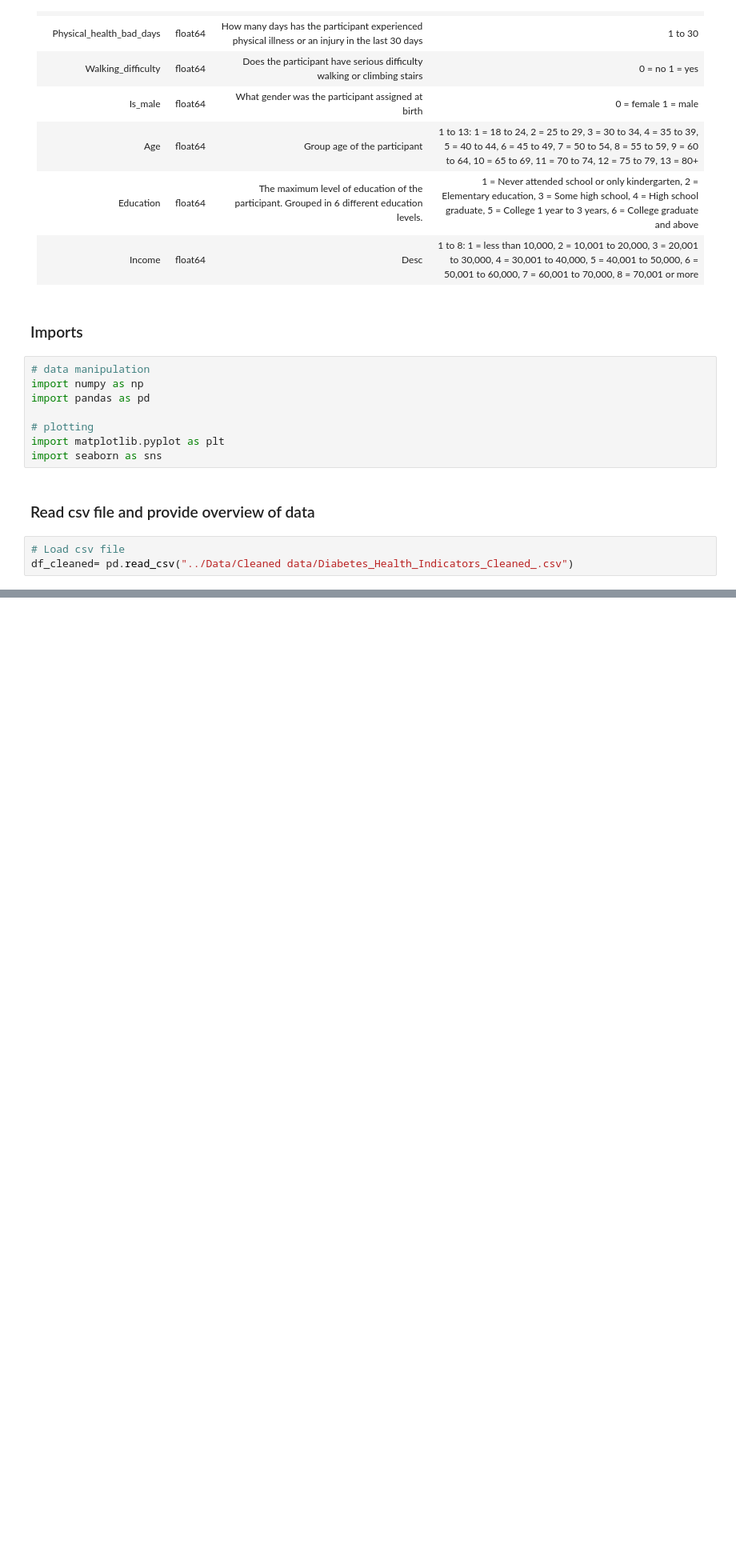
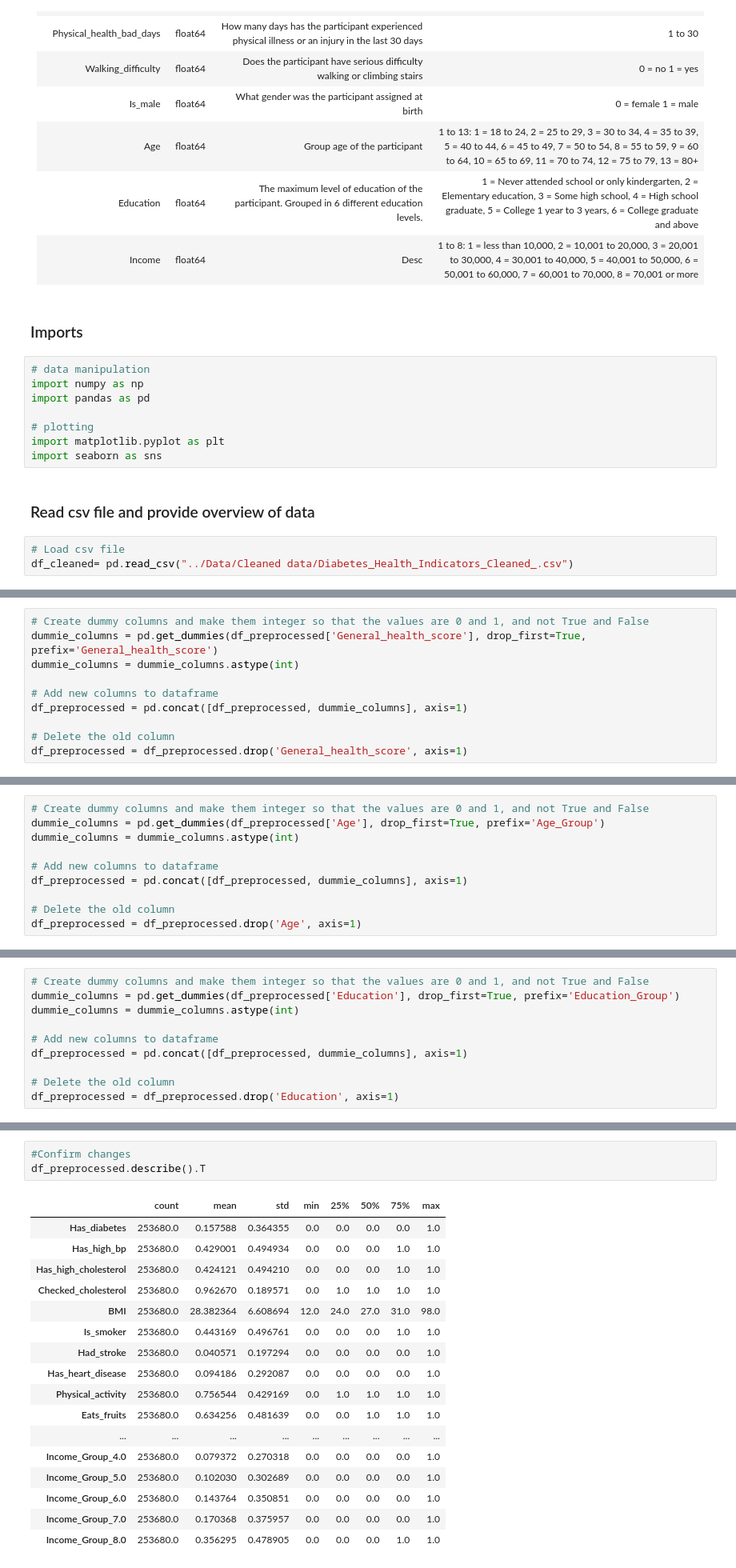
Before and after one commit to diego2017/capstone_disease_predictor, a Jupyter notebook: notebooks/03-pre-processing.ipynb, the cells around one changed output, grey strips where cells are left out. Shown at 80% size. Cells and saved outputs as stored; diff of their text form; blank space fills up the shorter version.

```diff
--- a/notebooks/03-pre-processing.ipynb
+++ b/notebooks/03-pre-processing.ipynb
@@ -380,0 +296,10 @@ Physical_health_bad_days and General_health_score have a high correlation, with
+# %%
+# Create dummy columns and make them integer so that the values are 0 and 1, and not True and False
+dummie_columns = pd.get_dummies(df_preprocessed['General_health_score'], drop_first=True, prefix='General_health_score')
+dummie_columns = dummie_columns.astype(int)
+
+# Add new columns to dataframe
+df_preprocessed = pd.concat([df_preprocessed, dummie_columns], axis=1)
+
+# Delete the old column
+df_preprocessed = df_preprocessed.drop('General_health_score', axis=1)
@@ -380,0 +322,10 @@ Physical_health_bad_days and General_health_score have a high correlation, with
+# %%
+# Create dummy columns and make them integer so that the values are 0 and 1, and not True and False
+dummie_columns = pd.get_dummies(df_preprocessed['Age'], drop_first=True, prefix='Age_Group')
+dummie_columns = dummie_columns.astype(int)
+
+# Add new columns to dataframe
+df_preprocessed = pd.concat([df_preprocessed, dummie_columns], axis=1)
+
+# Delete the old column
+df_preprocessed = df_preprocessed.drop('Age', axis=1)
@@ -380,0 +348,10 @@ Physical_health_bad_days and General_health_score have a high correlation, with
+# %%
+# Create dummy columns and make them integer so that the values are 0 and 1, and not True and False
+dummie_columns = pd.get_dummies(df_preprocessed['Education'], drop_first=True, prefix='Education_Group')
+dummie_columns = dummie_columns.astype(int)
+
+# Add new columns to dataframe
+df_preprocessed = pd.concat([df_preprocessed, dummie_columns], axis=1)
+
+# Delete the old column
+df_preprocessed = df_preprocessed.drop('Education', axis=1)
@@ -380,0 +384,21 @@ Physical_health_bad_days and General_health_score have a high correlation, with
+# %%
+#Confirm changes
+df_preprocessed.describe().T
+# %% [output]
+|  | count | mean | std | min | 25% | 50% | 75% | max |
+| Has_diabetes | 253680.0 | 0.157588 | 0.364355 | 0.0 | 0.0 | 0.0 | 0.0 | 1.0 |
+| Has_high_bp | 253680.0 | 0.429001 | 0.494934 | 0.0 | 0.0 | 0.0 | 1.0 | 1.0 |
+| Has_high_cholesterol | 253680.0 | 0.424121 | 0.494210 | 0.0 | 0.0 | 0.0 | 1.0 | 1.0 |
+| Checked_cholesterol | 253680.0 | 0.962670 | 0.189571 | 0.0 | 1.0 | 1.0 | 1.0 | 1.0 |
+| BMI | 253680.0 | 28.382364 | 6.608694 | 12.0 | 24.0 | 27.0 | 31.0 | 98.0 |
+| Is_smoker | 253680.0 | 0.443169 | 0.496761 | 0.0 | 0.0 | 0.0 | 1.0 | 1.0 |
+| Had_stroke | 253680.0 | 0.040571 | 0.197294 | 0.0 | 0.0 | 0.0 | 0.0 | 1.0 |
+| Has_heart_disease | 253680.0 | 0.094186 | 0.292087 | 0.0 | 0.0 | 0.0 | 0.0 | 1.0 |
+| Physical_activity | 253680.0 | 0.756544 | 0.429169 | 0.0 | 1.0 | 1.0 | 1.0 | 1.0 |
+| Eats_fruits | 253680.0 | 0.634256 | 0.481639 | 0.0 | 0.0 | 1.0 | 1.0 | 1.0 |
+| ... | ... | ... | ... | ... | ... | ... | ... | ... |
+| Income_Group_4.0 | 253680.0 | 0.079372 | 0.270318 | 0.0 | 0.0 | 0.0 | 0.0 | 1.0 |
+| Income_Group_5.0 | 253680.0 | 0.102030 | 0.302689 | 0.0 | 0.0 | 0.0 | 0.0 | 1.0 |
+| Income_Group_6.0 | 253680.0 | 0.143764 | 0.350851 | 0.0 | 0.0 | 0.0 | 0.0 | 1.0 |
+| Income_Group_7.0 | 253680.0 | 0.170368 | 0.375957 | 0.0 | 0.0 | 0.0 | 0.0 | 1.0 |
+| Income_Group_8.0 | 253680.0 | 0.356295 | 0.478905 | 0.0 | 0.0 | 0.0 | 1.0 | 1.0 |
```
Also changed, not shown: parts of 47 cells of this notebook.
